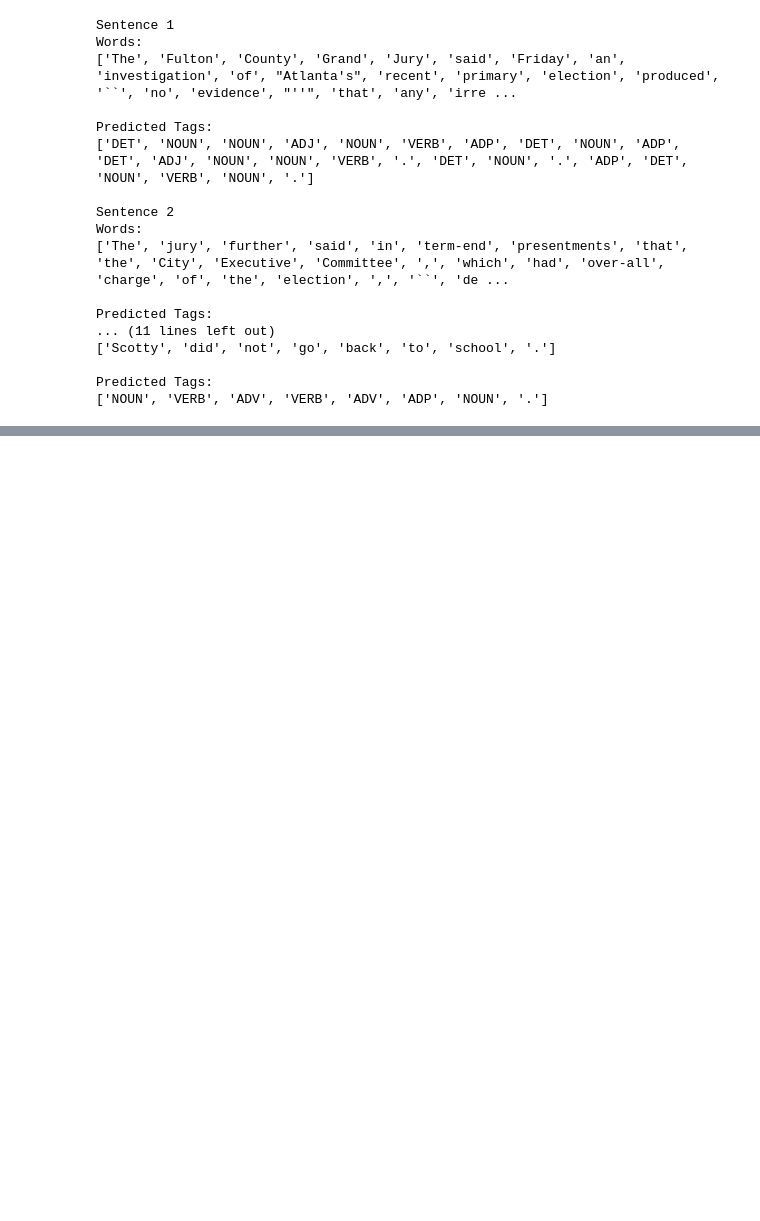
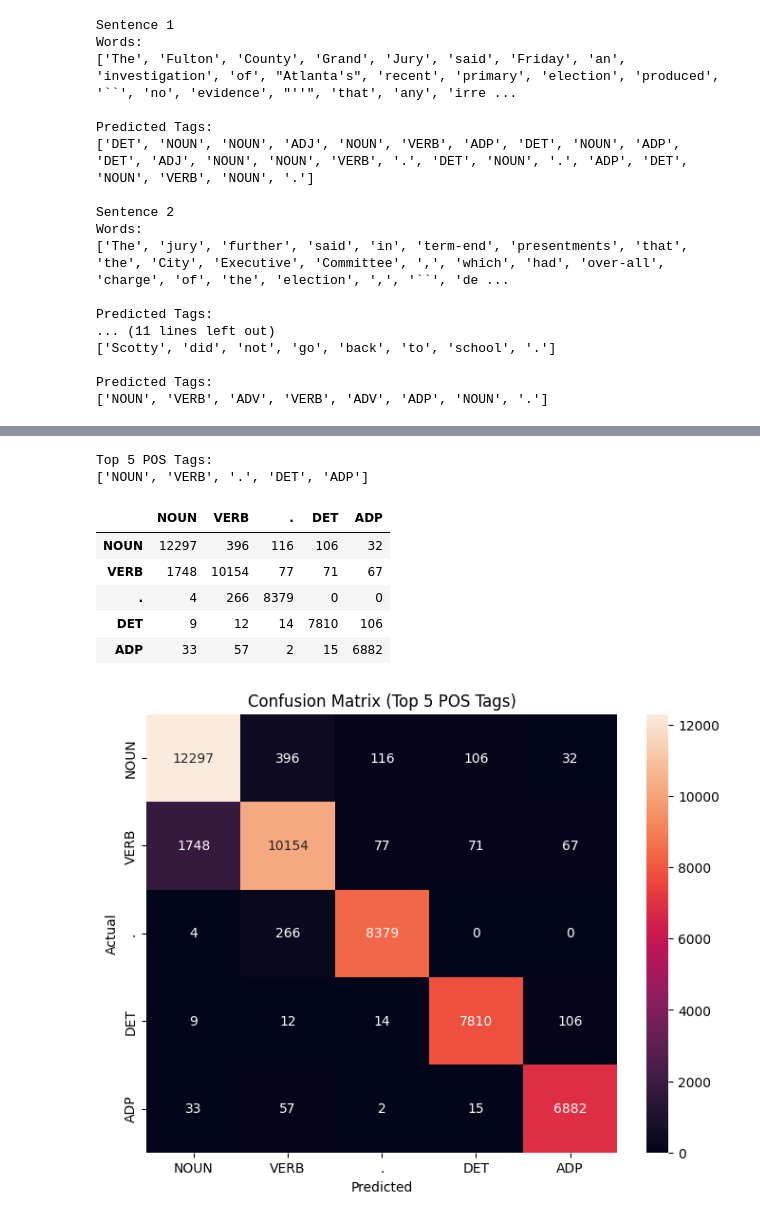
Before and after one commit to 2025aa05620/NLP, a Jupyter notebook: Assignment1_NLP.ipynb, the cells around one changed output, grey strips where cells are left out. Cells and saved outputs as stored; diff of their text form; code cells hidden in the pictures; blank space fills up the shorter version.

```diff
--- a/Assignment1_NLP.ipynb
+++ b/Assignment1_NLP.ipynb
@@ -510,0 +624,44 @@ Part 3: Inference and Evaluation
+# %%
+
+# Confusion Matrix for Top 5 Most Common POS Tags
+
+from sklearn.metrics import confusion_matrix
+import pandas as pd
+import seaborn as sns
+import matplotlib.pyplot as plt
+
+top5_tags = [tag for tag, _ in Counter(y_true).most_common(5)]
+
+cm = confusion_matrix(
+    y_true,
+    y_pred,
+    labels=top5_tags
+)
+
+cm_df = pd.DataFrame(
+    cm,
+    index=top5_tags,
+    columns=top5_tags
+)
+
+print("Top 5 POS Tags:")
+print(top5_tags)
+
+display(cm_df)
+
+plt.figure(figsize=(8,6))
+sns.heatmap(cm_df, annot=True, fmt='d')
+plt.title("Confusion Matrix (Top 5 POS Tags)")
+plt.ylabel("Actual")
+plt.xlabel("Predicted")
+plt.show()
+# %% [output]
+Top 5 POS Tags:
+['NOUN', 'VERB', '.', 'DET', 'ADP']
+|  | NOUN | VERB | . | DET | ADP |
+| NOUN | 12297 | 396 | 116 | 106 | 32 |
+| VERB | 1748 | 10154 | 77 | 71 | 67 |
+| . | 4 | 266 | 8379 | 0 | 0 |
+| DET | 9 | 12 | 14 | 7810 | 106 |
+| ADP | 33 | 57 | 2 | 15 | 6882 |
+[figure, added]
```
Also changed, not shown: parts of 9 cells of this notebook.
